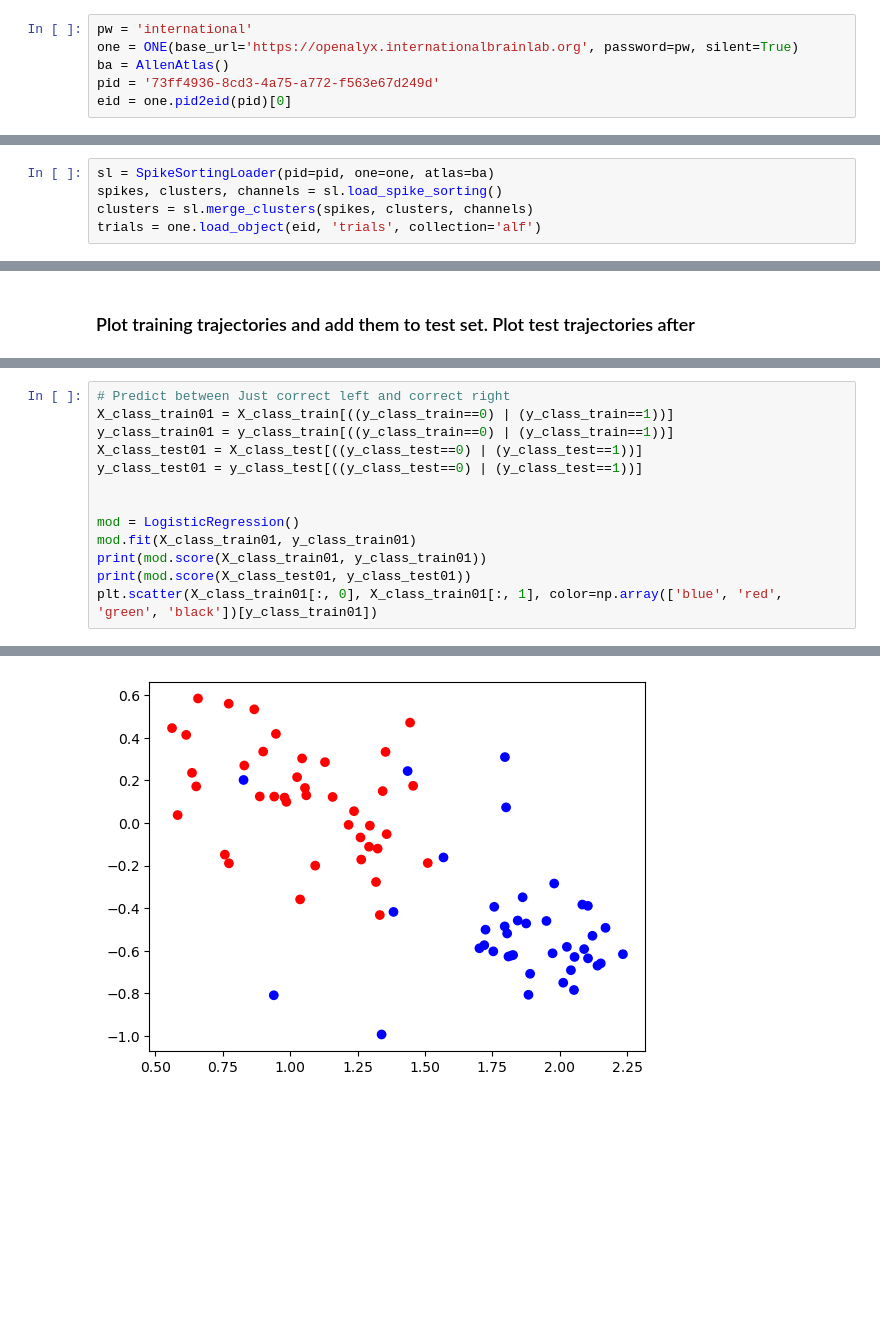
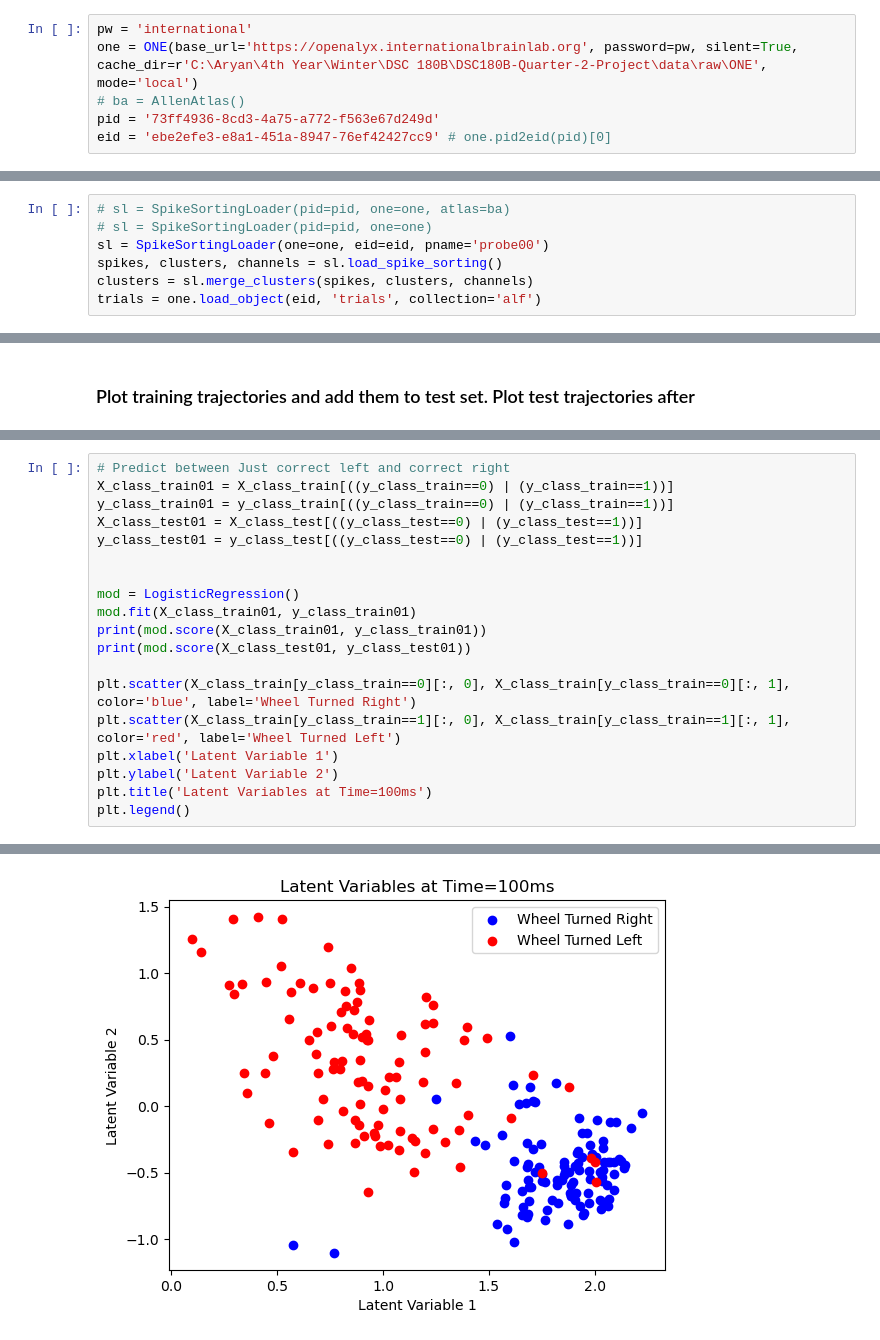
Before and after one commit to styyxofficial/DSC180B-Quarter-2-Project, a Jupyter notebook: notebooks/neural_data_ingest.ipynb, the cells around one changed output, grey strips where cells are left out. Drawn from its saved outputs; the diff is of its cells as text; blank space fills up the shorter version.

Commit message:
updated plots

```diff
--- a/notebooks/neural_data_ingest.ipynb
+++ b/notebooks/neural_data_ingest.ipynb
@@ -22,7 +22,7 @@ import random
 ## EDA
 # %%
 pw = 'international'
-one = ONE(base_url='https://openalyx.internationalbrainlab.org', password=pw, silent=True)
-ba = AllenAtlas()
+one = ONE(base_url='https://openalyx.internationalbrainlab.org', password=pw, silent=True, cache_dir=r'C:\Aryan\4th Year\Winter\DSC 180B\DSC180B-Quarter-2-Project\data\raw\ONE', mode='local')
+# ba = AllenAtlas()
 pid = '73ff4936-8cd3-4a75-a772-f563e67d249d'
-eid = one.pid2eid(pid)[0]
+eid = 'ebe2efe3-e8a1-451a-8947-76ef42427cc9' # one.pid2eid(pid)[0]
@@ -29,5 +39,7 @@ eid = one.pid2eid(pid)[0]
 # %%
-sl = SpikeSortingLoader(pid=pid, one=one, atlas=ba)
+# sl = SpikeSortingLoader(pid=pid, one=one, atlas=ba)
+# sl = SpikeSortingLoader(pid=pid, one=one)
+sl = SpikeSortingLoader(one=one, eid=eid, pname='probe00')
 spikes, clusters, channels = sl.load_spike_sorting()
 clusters = sl.merge_clusters(spikes, clusters, channels)
 trials = one.load_object(eid, 'trials', collection='alf')
@@ -467,5 +598,11 @@ mod = LogisticRegression()
 mod.fit(X_class_train01, y_class_train01)
 print(mod.score(X_class_train01, y_class_train01))
 print(mod.score(X_class_test01, y_class_test01))
-plt.scatter(X_class_train01[:, 0], X_class_train01[:, 1], color=np.array(['blue', 'red', 'green', 'black'])[y_class_train01])
+
+plt.scatter(X_class_train[y_class_train==0][:, 0], X_class_train[y_class_train==0][:, 1], color='blue', label='Wheel Turned Right')
+plt.scatter(X_class_train[y_class_train==1][:, 0], X_class_train[y_class_train==1][:, 1], color='red', label='Wheel Turned Left')
+plt.xlabel('Latent Variable 1')
+plt.ylabel('Latent Variable 2')
+plt.title('Latent Variables at Time=100ms')
+plt.legend()
 # %% [output]
@@ -475,4 +612,4 @@ plt.scatter(X_class_train01[:, 0], X_class_train01[:, 1], color=np.array(['blue'
-[figure, old version]
+[figure, new version]
 # %%
 # Predict between Just correct left and incorrect left. Obtains a low accuracy compared to baseline
 X_class_train02 = X_class_train[((y_class_train==0) | (y_class_train==2))]
```
Also changed, not shown: parts of 18 cells of this notebook, 4 other files.
